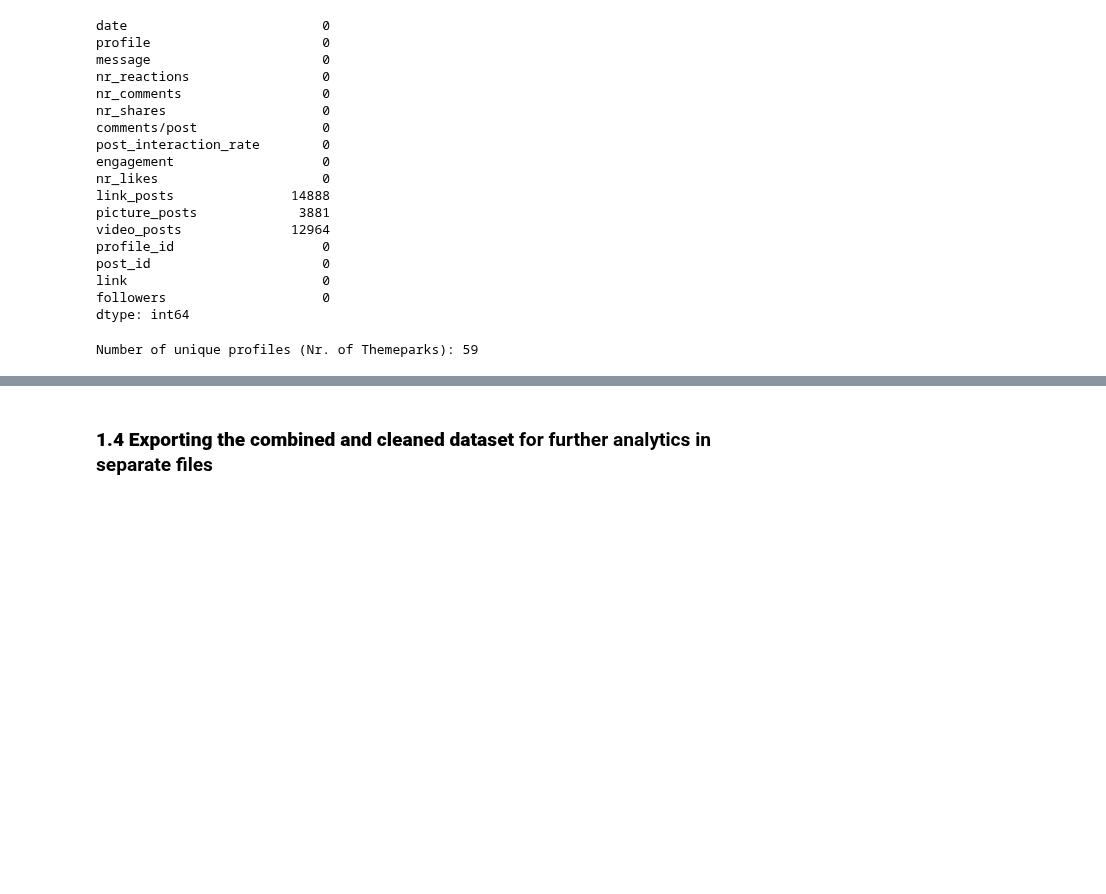
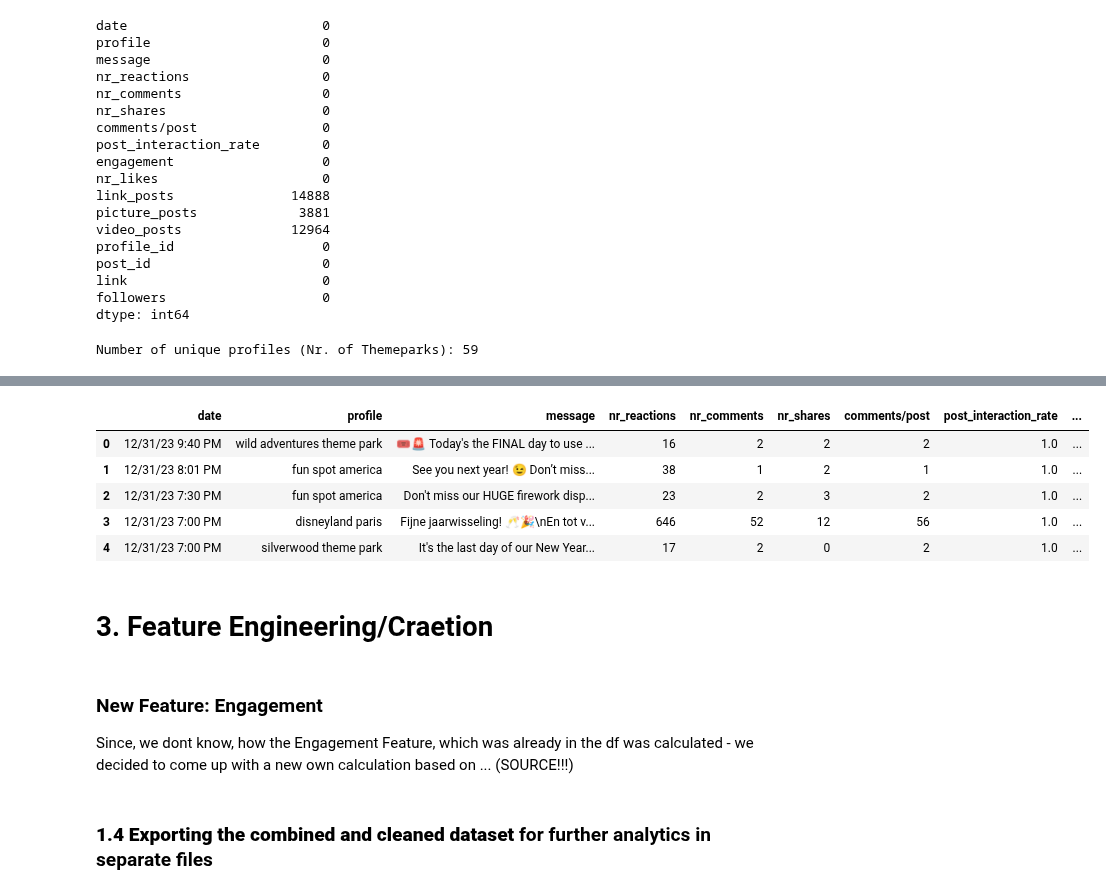
Before and after one commit to crlhbs/Group1_MarketingStrategy, a Jupyter notebook: Notebook_Themeparks_Group1.ipynb, the cells around one changed output, grey strips where cells are left out. Drawn from its saved outputs; the diff is of its cells as text; code cells hidden in the pictures; blank space fills up the shorter version.

```diff
--- a/Notebook_Themeparks_Group1.ipynb
+++ b/Notebook_Themeparks_Group1.ipynb
@@ -261,0 +342,14 @@ plt.show()
+# %%
+combined_df.head()
+# %% [output]
+|  | date | profile | message | nr_reactions | nr_comments | nr_shares | comments/post | post_interaction_rate | ... |
+| 0 | 12/31/23 9:40 PM | wild adventures theme park | 🎟️🚨 Today's the FINAL day to use ... | 16 | 2 | 2 | 2 | 1.0 | ... |
+| 1 | 12/31/23 8:01 PM | fun spot america | See you next year! 😉 Don’t miss... | 38 | 1 | 2 | 1 | 1.0 | ... |
+| 2 | 12/31/23 7:30 PM | fun spot america | Don't miss our HUGE firework disp... | 23 | 2 | 3 | 2 | 1.0 | ... |
+| 3 | 12/31/23 7:00 PM | disneyland paris | Fijne jaarwisseling! 🥂🎉\nEn tot v... | 646 | 52 | 12 | 56 | 1.0 | ... |
+| 4 | 12/31/23 7:00 PM | silverwood theme park | It's the last day of our New Year... | 17 | 2 | 0 | 2 | 1.0 | ... |
+# %% [markdown]
+# 3. Feature Engineering/Craetion
+# %% [markdown]
+### New Feature: Engagement
+Since, we dont know, how the Engagement Feature, which was already in the df was calculated - we decided to come up with a new own calculation based on ... (SOURCE!!!)
```
Also changed, not shown: parts of 14 cells of this notebook, 1 other file.
